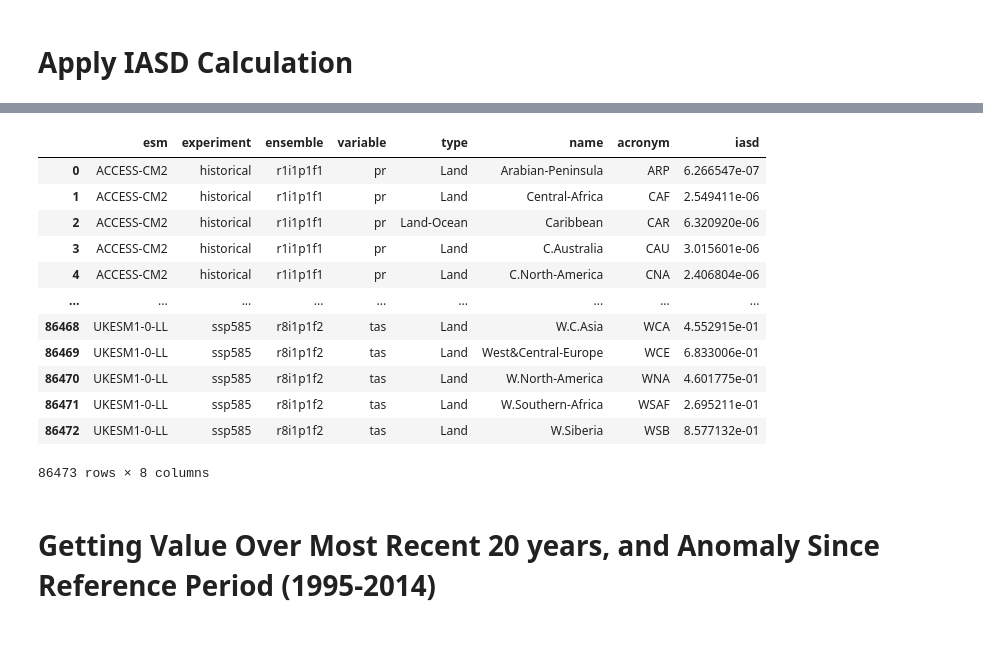
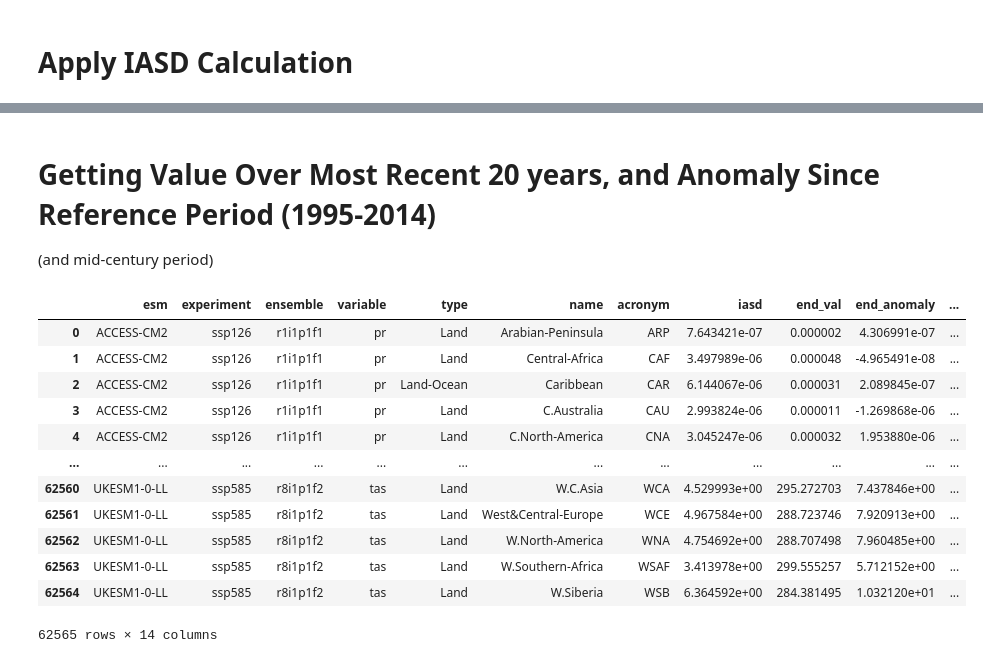
Before and after one commit to JGCRI/stitches_in_r, a Jupyter notebook: R/inst/shinyApp/python_curation/metric_calc.ipynb, the cells around one changed output, grey strips where cells are left out. Saved outputs shown, nothing was run; the diff lists cells and outputs as text; code cells hidden in the pictures.

Commit message:
Additional metrics

```diff
--- a/R/inst/shinyApp/python_curation/metric_calc.ipynb
+++ b/R/inst/shinyApp/python_curation/metric_calc.ipynb
@@ -216,22 +268,6 @@ KeyError: "['continent'] not in index"
-# %%
-iasd_data = iasd_data.reset_index()[['esm', 'experiment', 'ensemble', 'variable', 'type', 'name', 'acronym', 'iasd']]
-iasd_data
-# %% [output]
-|  | esm | experiment | ensemble | variable | type | name | acronym | iasd |
-| 0 | ACCESS-CM2 | historical | r1i1p1f1 | pr | Land | Arabian-Peninsula | ARP | 6.266547e-07 |
-| 1 | ACCESS-CM2 | historical | r1i1p1f1 | pr | Land | Central-Africa | CAF | 2.549411e-06 |
-| 2 | ACCESS-CM2 | historical | r1i1p1f1 | pr | Land-Ocean | Caribbean | CAR | 6.320920e-06 |
-| 3 | ACCESS-CM2 | historical | r1i1p1f1 | pr | Land | C.Australia | CAU | 3.015601e-06 |
-| 4 | ACCESS-CM2 | historical | r1i1p1f1 | pr | Land | C.North-America | CNA | 2.406804e-06 |
-| ... | ... | ... | ... | ... | ... | ... | ... | ... |
-| 86468 | UKESM1-0-LL | ssp585 | r8i1p1f2 | tas | Land | W.C.Asia | WCA | 4.552915e-01 |
-| 86469 | UKESM1-0-LL | ssp585 | r8i1p1f2 | tas | Land | West&Central-Europe | WCE | 6.833006e-01 |
-| 86470 | UKESM1-0-LL | ssp585 | r8i1p1f2 | tas | Land | W.North-America | WNA | 4.601775e-01 |
-| 86471 | UKESM1-0-LL | ssp585 | r8i1p1f2 | tas | Land | W.Southern-Africa | WSAF | 2.695211e-01 |
-| 86472 | UKESM1-0-LL | ssp585 | r8i1p1f2 | tas | Land | W.Siberia | WSB | 8.577132e-01 |
-86473 rows × 8 columns
 # %% [markdown]
 # Getting Value Over Most Recent 20 years, and Anomaly Since Reference Period (1995-2014)
+(and mid-century period)
 # %%
 grouped = full_data_non_nan_full_ts[(full_data_non_nan_full_ts['year'] >= 1995) & (full_data_non_nan_full_ts['year'] <= 2014)].groupby([
         'esm',
@@ -256,7 +292,30 @@ fut_df = grouped.agg(
 ).reset_index().dropna()
+# %%
+grouped = full_data_non_nan_full_ts[(full_data_non_nan_full_ts['year'] >= 2040) & (full_data_non_nan_full_ts['year'] <= 2059)].groupby([
+        'esm',
+        'experiment',
+        'ensemble',
+        'variable',
+        'acronym'
+])
+mid_century = grouped.agg(
+        mid_century_val = pd.NamedAgg(column='value', aggfunc=np.mean)
+).reset_index().dropna()
 # %%
-merged_df = pd.merge(hist_df, fut_df, how = 'inner', left_on=['esm', 'ensemble', 'variable', 'acronym'], right_on=['esm', 'ensemble', 'variable', 'acronym'])
-merged_df['anomaly'] = merged_df['fut_val'] - merged_df['hist_val']
-merged_df = merged_df.rename(columns={'experiment_y': 'experiment'})
-merged_df = merged_df[['esm', 'experiment', 'ensemble', 'variable', 'acronym', 'fut_val', 'anomaly']]
+# Future Anomaly
+merged_df1 = pd.merge(hist_df, fut_df, how = 'inner', left_on=['esm', 'ensemble', 'variable', 'acronym'], right_on=['esm', 'ensemble', 'variable', 'acronym'])
+merged_df1['end_anomaly'] = merged_df1['end_val'] - merged_df1['hist_val']
+merged_df1['end_anomaly_pct'] = merged_df1['end_anomaly'] / merged_df1['hist_val']
+merged_df1 = merged_df1.rename(columns={'experiment_y': 'experiment'})
+merged_df1 = merged_df1[['esm', 'experiment', 'ensemble', 'variable', 'acronym', 'end_val', 'end_anomaly', 'end_anomaly_pct']]
+# %%
+# Mid-Century Anomaly
+merged_df2 = pd.merge(hist_df, mid_century, how = 'inner', left_on=['esm', 'ensemble', 'variable', 'acronym'], right_on=['esm', 'ensemble', 'variable', 'acronym'])
+merged_df2['mid_anomaly'] = merged_df2['mid_century_val'] - merged_df2['hist_val']
+merged_df2['mid_anomaly_pct'] = merged_df2['mid_anomaly'] / merged_df2['hist_val']
+merged_df2 = merged_df2.rename(columns={'experiment_y': 'experiment'})
+merged_df2 = merged_df2[['esm', 'experiment', 'ensemble', 'variable', 'acronym', 'mid_century_val', 'mid_anomaly', 'mid_anomaly_pct']]
+# %%
+# Merge Mean/Anomaly/Pct Data Frames
+merged_df = pd.merge(merged_df1, merged_df2, how='inner', left_on=['esm', 'experiment', 'ensemble', 'variable', 'acronym'], right_on=['esm', 'experiment', 'ensemble', 'variable', 'acronym'])
 # %%
@@ -263,2 +323,18 @@ merged_df = merged_df[['esm', 'experiment', 'ensemble', 'variable', 'acronym', '
 final_metric_data = pd.merge(iasd_data, merged_df, how='inner', left_on=['esm', 'experiment', 'ensemble', 'variable', 'acronym'], right_on=['esm', 'experiment', 'ensemble', 'variable', 'acronym'])
+# %%
+final_metric_data
+# %% [output]
+|  | esm | experiment | ensemble | variable | type | name | acronym | iasd | end_val | end_anomaly | ... |
+| 0 | ACCESS-CM2 | ssp126 | r1i1p1f1 | pr | Land | Arabian-Peninsula | ARP | 7.643421e-07 | 0.000002 | 4.306991e-07 | ... |
+| 1 | ACCESS-CM2 | ssp126 | r1i1p1f1 | pr | Land | Central-Africa | CAF | 3.497989e-06 | 0.000048 | -4.965491e-08 | ... |
+| 2 | ACCESS-CM2 | ssp126 | r1i1p1f1 | pr | Land-Ocean | Caribbean | CAR | 6.144067e-06 | 0.000031 | 2.089845e-07 | ... |
+| 3 | ACCESS-CM2 | ssp126 | r1i1p1f1 | pr | Land | C.Australia | CAU | 2.993824e-06 | 0.000011 | -1.269868e-06 | ... |
+| 4 | ACCESS-CM2 | ssp126 | r1i1p1f1 | pr | Land | C.North-America | CNA | 3.045247e-06 | 0.000032 | 1.953880e-06 | ... |
+| ... | ... | ... | ... | ... | ... | ... | ... | ... | ... | ... | ... |
+| 62560 | UKESM1-0-LL | ssp585 | r8i1p1f2 | tas | Land | W.C.Asia | WCA | 4.529993e+00 | 295.272703 | 7.437846e+00 | ... |
+| 62561 | UKESM1-0-LL | ssp585 | r8i1p1f2 | tas | Land | West&Central-Europe | WCE | 4.967584e+00 | 288.723746 | 7.920913e+00 | ... |
+| 62562 | UKESM1-0-LL | ssp585 | r8i1p1f2 | tas | Land | W.North-America | WNA | 4.754692e+00 | 288.707498 | 7.960485e+00 | ... |
+| 62563 | UKESM1-0-LL | ssp585 | r8i1p1f2 | tas | Land | W.Southern-Africa | WSAF | 3.413978e+00 | 299.555257 | 5.712152e+00 | ... |
+| 62564 | UKESM1-0-LL | ssp585 | r8i1p1f2 | tas | Land | W.Siberia | WSB | 6.364592e+00 | 284.381495 | 1.032120e+01 | ... |
+62565 rows × 14 columns
 # %%
```
Also changed, not shown: parts of 8 cells of this notebook, 1 other file.
